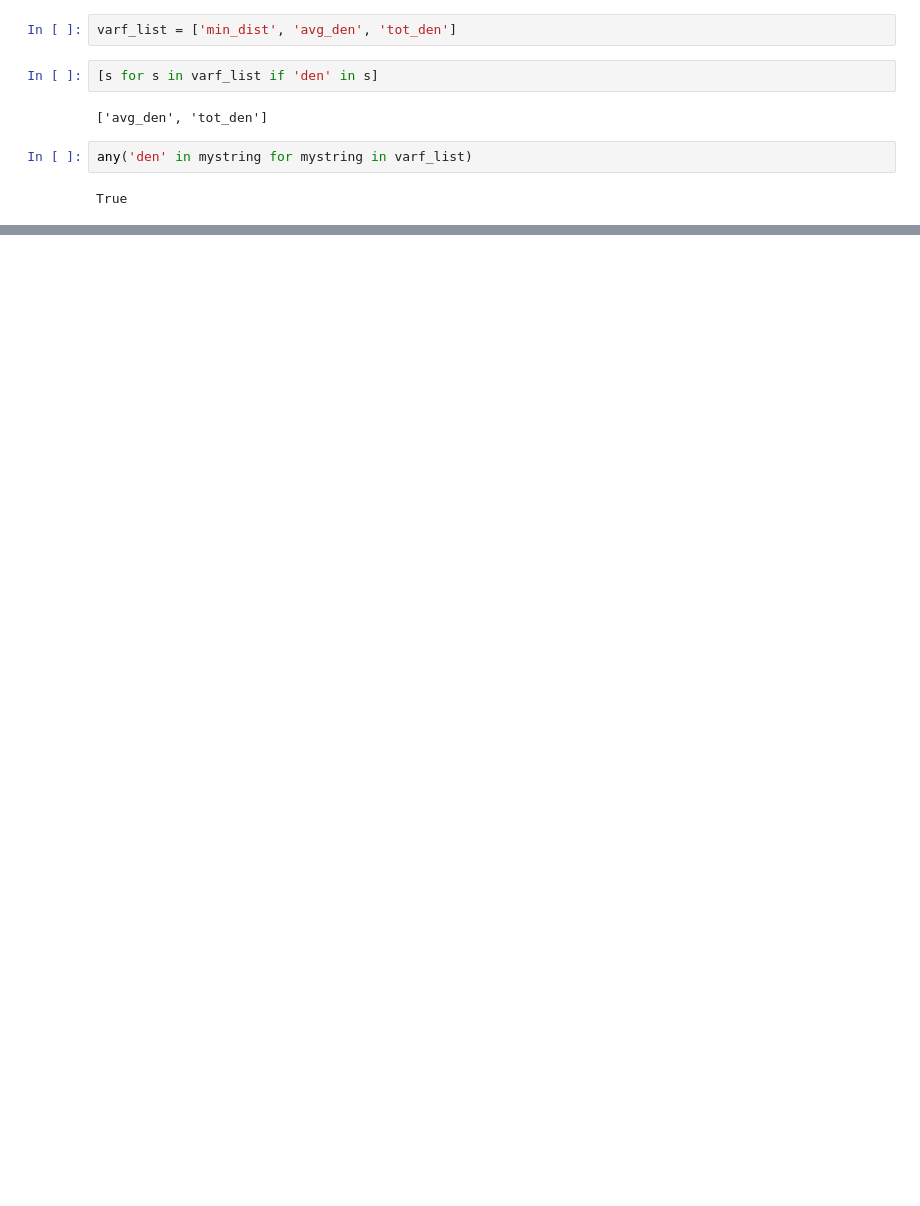
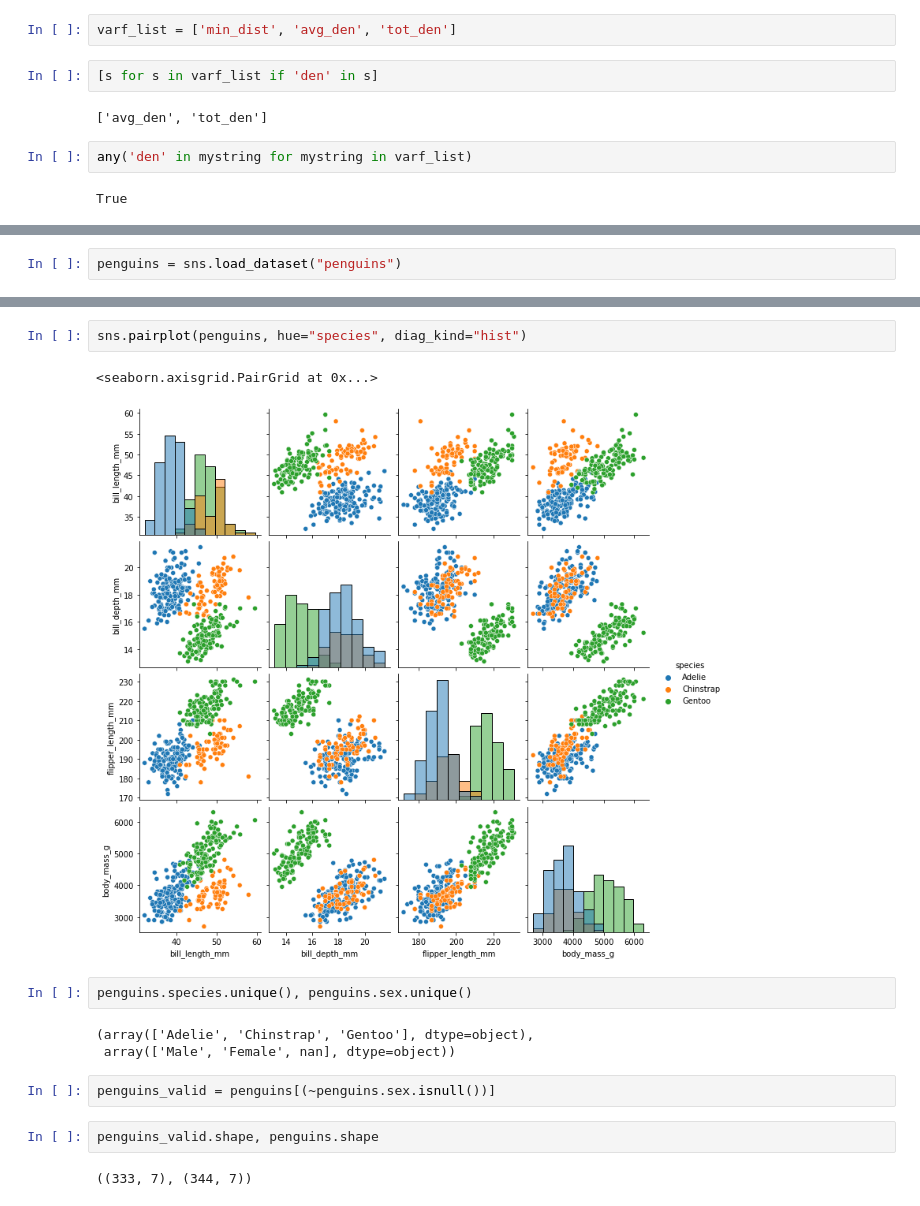
Before and after one commit to danyayay/ynet_adaptive, a Jupyter notebook: notebook/dataset.ipynb, the cells around one changed output, grey strips where cells are left out. Cells and saved outputs as stored; diff of their text form; blank space fills up the shorter version.

Commit message:
Add pairplot and jointplot

```diff
--- a/notebook/dataset.ipynb
+++ b/notebook/dataset.ipynb
@@ -680,0 +111,2 @@ See the caveats in the documentation: https://pandas.pydata.org/pandas-docs/stab
+# %%
+penguins = sns.load_dataset("penguins")
@@ -680,0 +129,16 @@ See the caveats in the documentation: https://pandas.pydata.org/pandas-docs/stab
+# %%
+sns.pairplot(penguins, hue="species", diag_kind="hist")
+# %% [output]
+<seaborn.axisgrid.PairGrid at 0x...>
+[figure, added]
+# %%
+penguins.species.unique(), penguins.sex.unique()
+# %% [output]
+(array(['Adelie', 'Chinstrap', 'Gentoo'], dtype=object),
+ array(['Male', 'Female', nan], dtype=object))
+# %%
+penguins_valid = penguins[(~penguins.sex.isnull())]
+# %%
+penguins_valid.shape, penguins.shape
+# %% [output]
+((333, 7), (344, 7))
```
Also changed, not shown: parts of 69 cells of this notebook, 1 other file.
